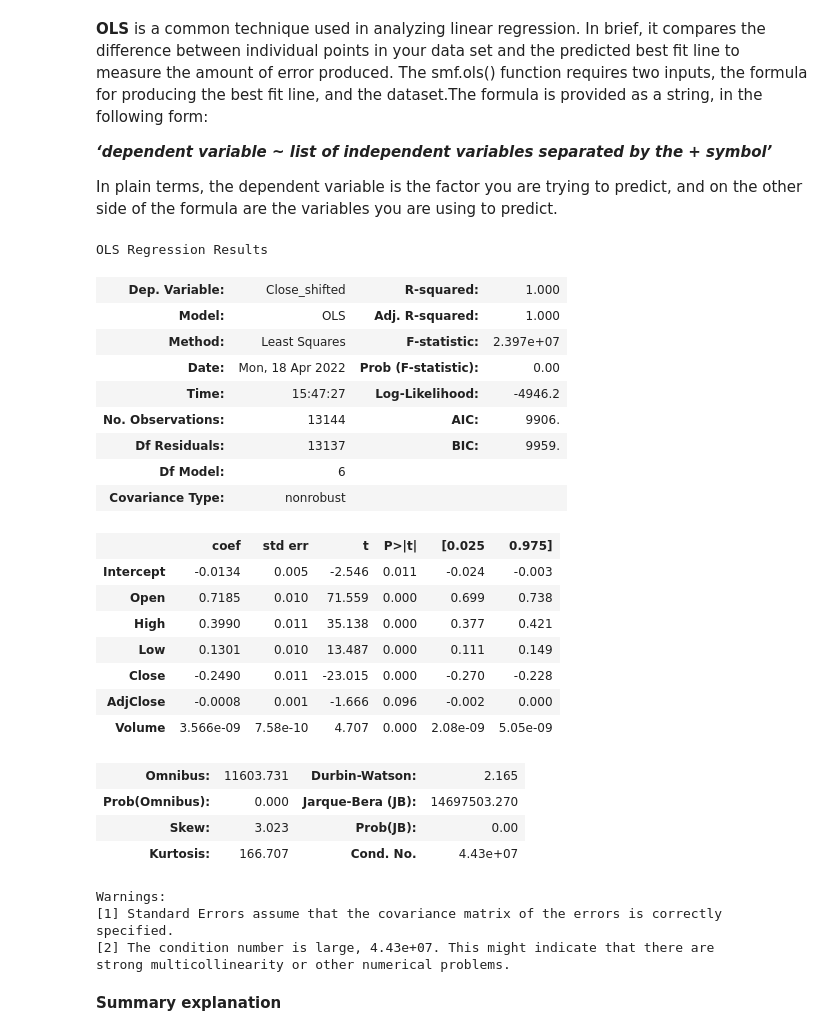
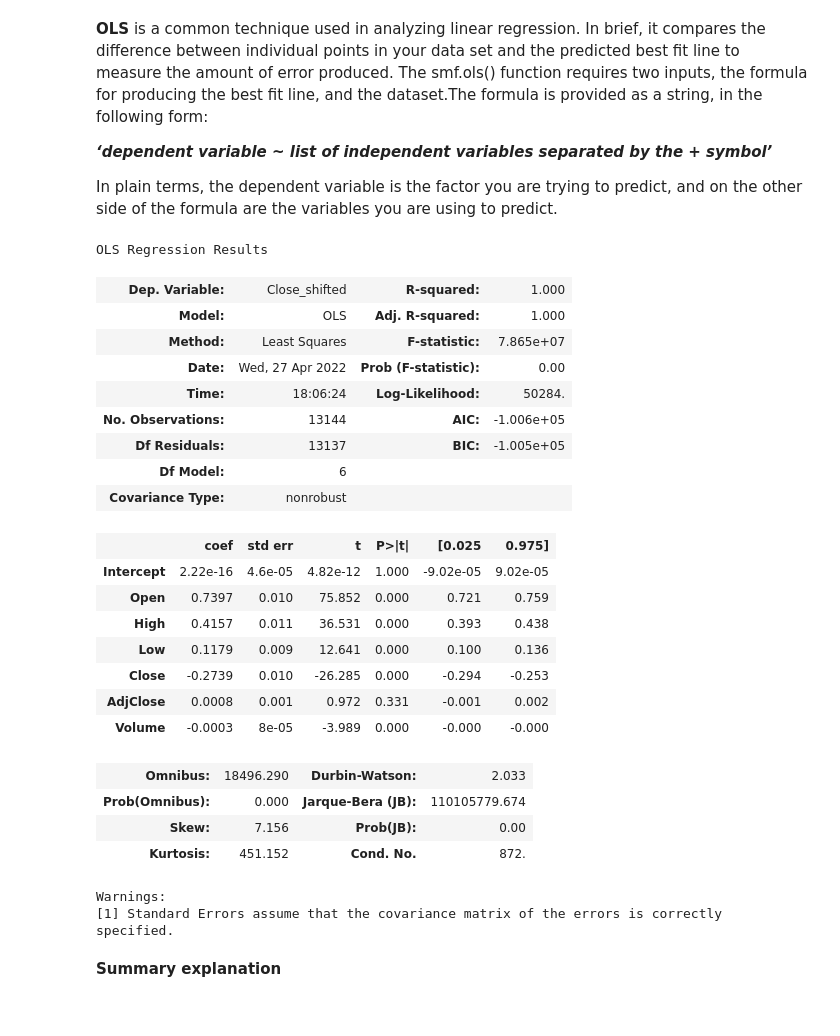
Before and after one commit to francescoliso/Time-Series-Analysis, a Jupyter notebook: 3_Linear_Regression_Analysis.ipynb, the cells around one changed output. Cells and saved outputs as stored; diff of their text form; code cells hidden in the pictures.

```diff
--- a/3_Linear_Regression_Analysis.ipynb
+++ b/3_Linear_Regression_Analysis.ipynb
@@ -41,8 +44,8 @@ df
 df = df.rename(columns={"Adj Close": "AdjClose"})
 # %%
 df['Close_shifted'] = df['Close'].shift(periods=1)
-ds = df.dropna()
-ds
+df = df.dropna()
+df
 # %% [output]
 |  | Open | High | Low | Close | AdjClose | Volume | Close_shifted |
 | Date |  |  |  |  |  |  |  |
@@ -58,3 +61,10 @@ ds
 | 2022-02-08 | 161.119995 | 161.270004 | 159.649994 | 159.960007 | 159.960007 | 5048700 | 160.320007 |
 | 2022-02-09 | 160.360001 | 160.639999 | 159.270004 | 159.600006 | 159.600006 | 8077400 | 159.960007 |
 13144 rows × 7 columns
+# %%
+from sklearn.preprocessing import PowerTransformer
+
+pt = PowerTransformer(method='box-cox')
+df_transformed = pt.fit_transform(df)
+# %%
+df_transformed = pd.DataFrame(df_transformed, index=df.index, columns=[['Open','High','Low','Close','AdjClose','Volume', 'Close_shifted']])
@@ -67,36 +94,34 @@ ds
 
 In plain terms, the dependent variable is the factor you are trying to predict, and on the other side of the formula are the variables you are using to predict.
 # %%
-mod = smf.ols("Close_shifted ~ Open + High + Low	+ Close + AdjClose + Volume", data=ds)
+mod = smf.ols("Close_shifted ~ Open + High + Low	+ Close + AdjClose + Volume", data=df_transformed)
 reg = mod.fit()
 reg.summary()
 # %% [output]
 OLS Regression Results
 | Dep. Variable: | Close_shifted | R-squared: | 1.000 |
 | Model: | OLS | Adj. R-squared: | 1.000 |
-| Method: | Least Squares | F-statistic: | 2.397e+07 |
-| Date: | Mon, 18 Apr 2022 | Prob (F-statistic): | 0.00 |
-| Time: | 15:47:27 | Log-Likelihood: | -4946.2 |
-| No. Observations: | 13144 | AIC: | 9906. |
-| Df Residuals: | 13137 | BIC: | 9959. |
+| Method: | Least Squares | F-statistic: | 7.865e+07 |
+| Date: | Wed, 27 Apr 2022 | Prob (F-statistic): | 0.00 |
+| Time: | 18:06:24 | Log-Likelihood: | 50284. |
+| No. Observations: | 13144 | AIC: | -1.006e+05 |
+| Df Residuals: | 13137 | BIC: | -1.005e+05 |
 | Df Model: | 6 |  |  |
 | Covariance Type: | nonrobust |  |  |
 |  | coef | std err | t | P>|t| | [0.025 | 0.975] |
-| Intercept | -0.0134 | 0.005 | -2.546 | 0.011 | -0.024 | -0.003 |
-| Open | 0.7185 | 0.010 | 71.559 | 0.000 | 0.699 | 0.738 |
-| High | 0.3990 | 0.011 | 35.138 | 0.000 | 0.377 | 0.421 |
-| Low | 0.1301 | 0.010 | 13.487 | 0.000 | 0.111 | 0.149 |
-| Close | -0.2490 | 0.011 | -23.015 | 0.000 | -0.270 | -0.228 |
-| AdjClose | -0.0008 | 0.001 | -1.666 | 0.096 | -0.002 | 0.000 |
-| Volume | 3.566e-09 | 7.58e-10 | 4.707 | 0.000 | 2.08e-09 | 5.05e-09 |
+| Intercept | 2.22e-16 | 4.6e-05 | 4.82e-12 | 1.000 | -9.02e-05 | 9.02e-05 |
+| Open | 0.7397 | 0.010 | 75.852 | 0.000 | 0.721 | 0.759 |
+| High | 0.4157 | 0.011 | 36.531 | 0.000 | 0.393 | 0.438 |
+| Low | 0.1179 | 0.009 | 12.641 | 0.000 | 0.100 | 0.136 |
+| Close | -0.2739 | 0.010 | -26.285 | 0.000 | -0.294 | -0.253 |
+| AdjClose | 0.0008 | 0.001 | 0.972 | 0.331 | -0.001 | 0.002 |
+| Volume | -0.0003 | 8e-05 | -3.989 | 0.000 | -0.000 | -0.000 |
-| Omnibus: | 11603.731 | Durbin-Watson: | 2.165 |
-| Prob(Omnibus): | 0.000 | Jarque-Bera (JB): | 14697503.270 |
-| Skew: | 3.023 | Prob(JB): | 0.00 |
-| Kurtosis: | 166.707 | Cond. No. | 4.43e+07 |
+| Omnibus: | 18496.290 | Durbin-Watson: | 2.033 |
+| Prob(Omnibus): | 0.000 | Jarque-Bera (JB): | 110105779.674 |
+| Skew: | 7.156 | Prob(JB): | 0.00 |
+| Kurtosis: | 451.152 | Cond. No. | 872. |
 Warnings:
 [1] Standard Errors assume that the covariance matrix of the errors is correctly specified.
-[2] The condition number is large, 4.43e+07. This might indicate that there are
-strong multicollinearity or other numerical problems.
 # %% [markdown]
 **Summary explanation**
 # %% [markdown]
```
Also changed, not shown: parts of 27 cells of this notebook.
